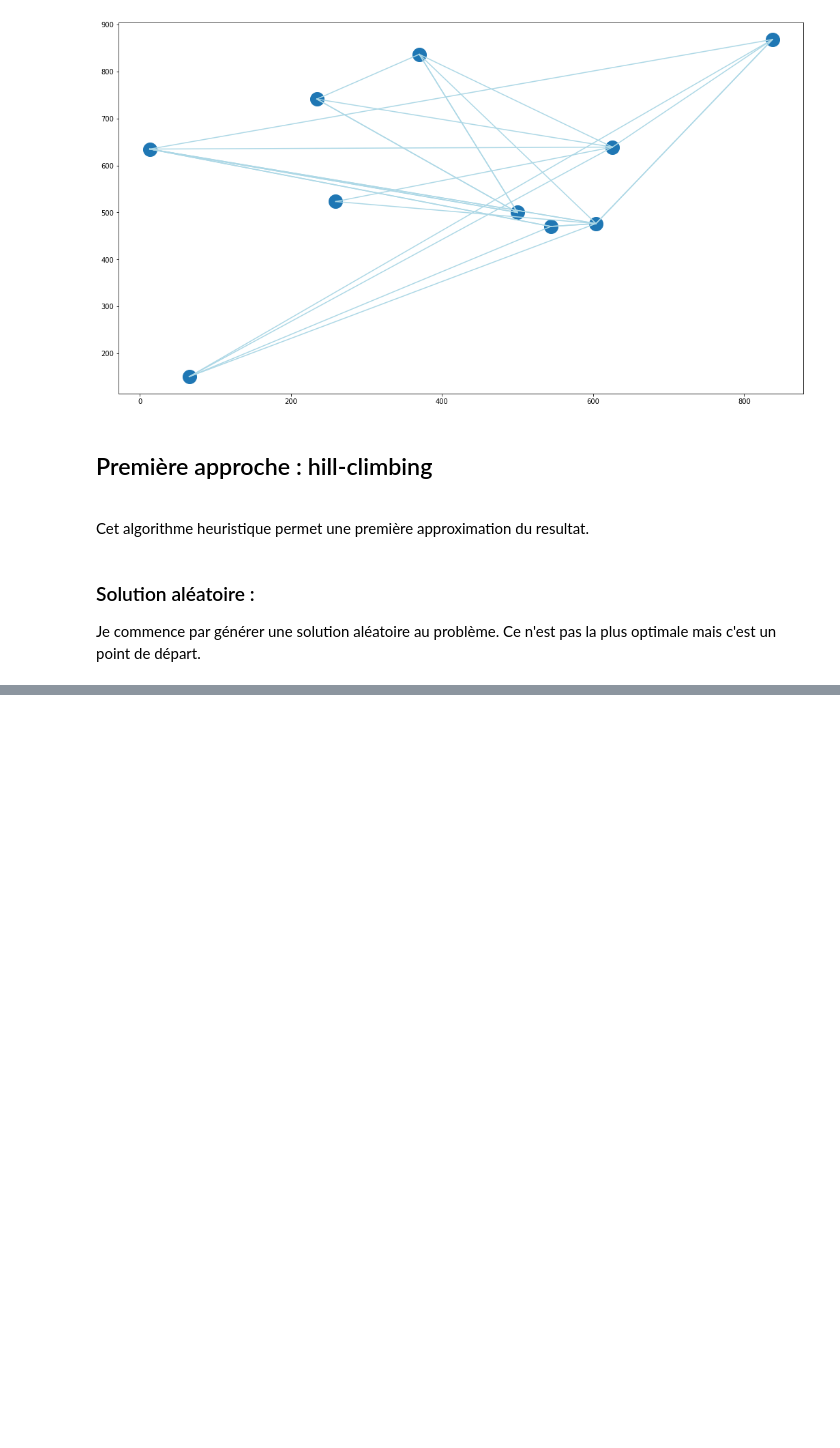
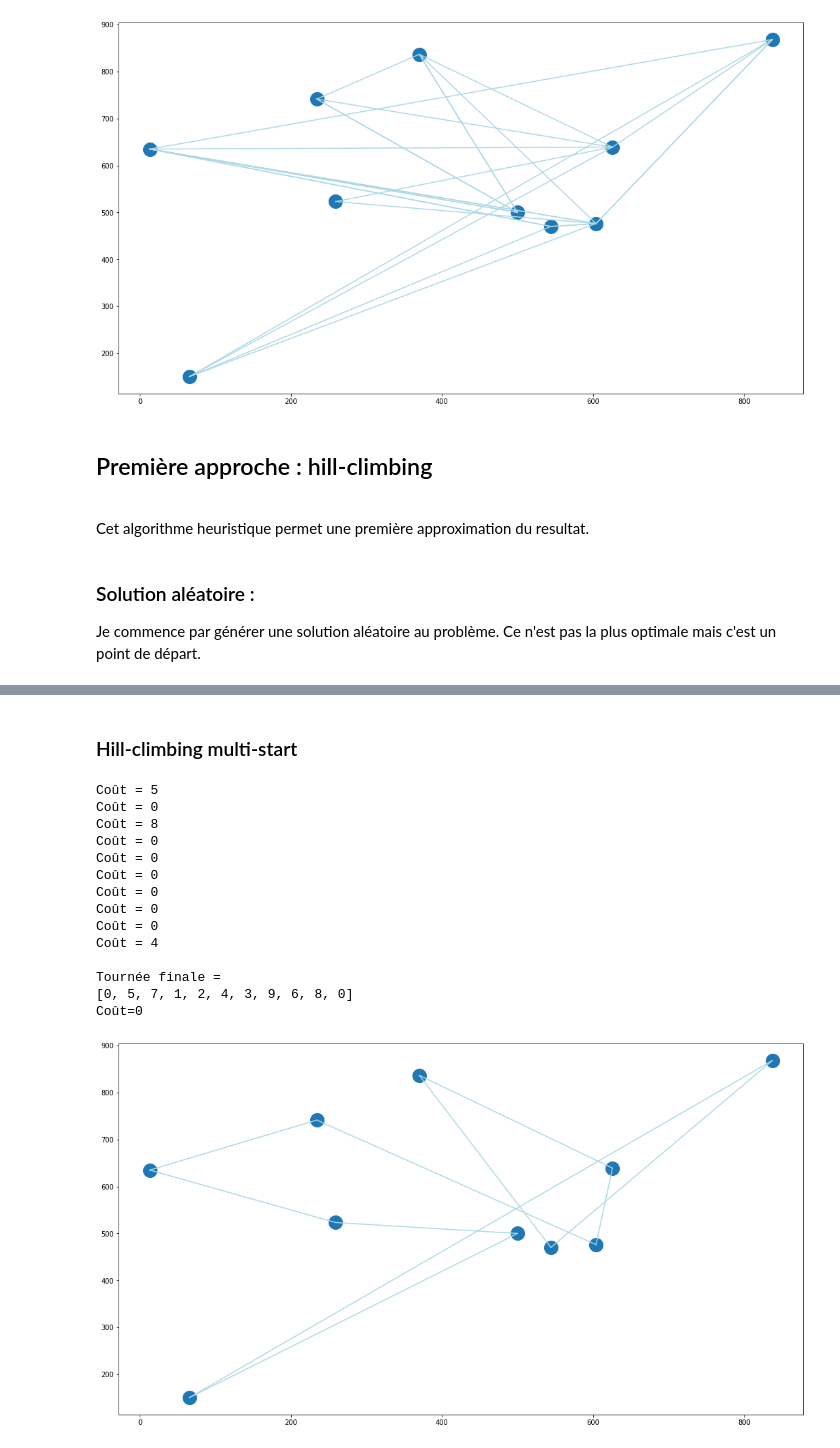
Before and after one commit to OscarPALISSOT/Routing_vehicule_problem_Python, a Jupyter notebook: Livrable2-FR.ipynb, the cells around one changed output, grey strips where cells are left out. Drawn from its saved outputs; the diff is of its cells as text; code cells hidden in the pictures; blank space fills up the shorter version.

Commit message:
hill climbing multistart

```diff
--- a/Livrable2-FR.ipynb
+++ b/Livrable2-FR.ipynb
@@ -328,15 +317,0 @@ Coût : 2
-# %%
-val_max = 0
-for _ in range(10):
-    sac = random_solution() #SOLUTION
-    sol_courante = hill_climbing(sac) #SOLUTION
-    val_courante = valeur_contenu(sol_courante) #SOLUTION
-    print("valeur = %d, capacite=%d/%d" #SOLUTION
-        %(valeur_contenu(sol_courante), #SOLUTION
-        poids_contenu(sol_courante), #SOLUTION
-        capacite)) #SOLUTION
-    if (val_courante > val_max): #SOLUTION
-        val_max = val_courante #SOLUTION
-        sol_max = sol_courante #SOLUTION
-print("\nvaleur finale = %d, capacite=%d/%d\n" % (val_max, poids_contenu(sol_max),capacite))
-print([i for i, val in enumerate(sol_max) if val])
@@ -342,0 +329,35 @@ print([i for i, val in enumerate(sol_max) if val])
+# %% [markdown]
+### Hill-climbing multi-start
+# %%
+nb_iterations = 10
+
+val_min = deltaPoids*len(routes)
+for _ in range(nb_iterations):
+    tournee = randomSolution()
+    sol_courante = hill_climbing(tournee)
+    val_courante = coutTournee(sol_courante)
+    print("Coût = %d" %(coutTournee(sol_courante)))
+    if (val_courante < val_min):
+        val_min = val_courante
+        sol_min = sol_courante
+print("\nTournée finale =" )
+print(sol_min)
+print('\n')
+print("Coût=%d"% val_min)
+printTournee(villes, sol_min)
+# %% [output]
+Coût = 5
+Coût = 0
+Coût = 8
+Coût = 0
+Coût = 0
+Coût = 0
+Coût = 0
+Coût = 0
+Coût = 0
+Coût = 4
+
+Tournée finale =
+[0, 5, 7, 1, 2, 4, 3, 9, 6, 8, 0]
+Coût=0
+[figure, added]
```
Also changed, not shown: parts of 5 cells of this notebook.
